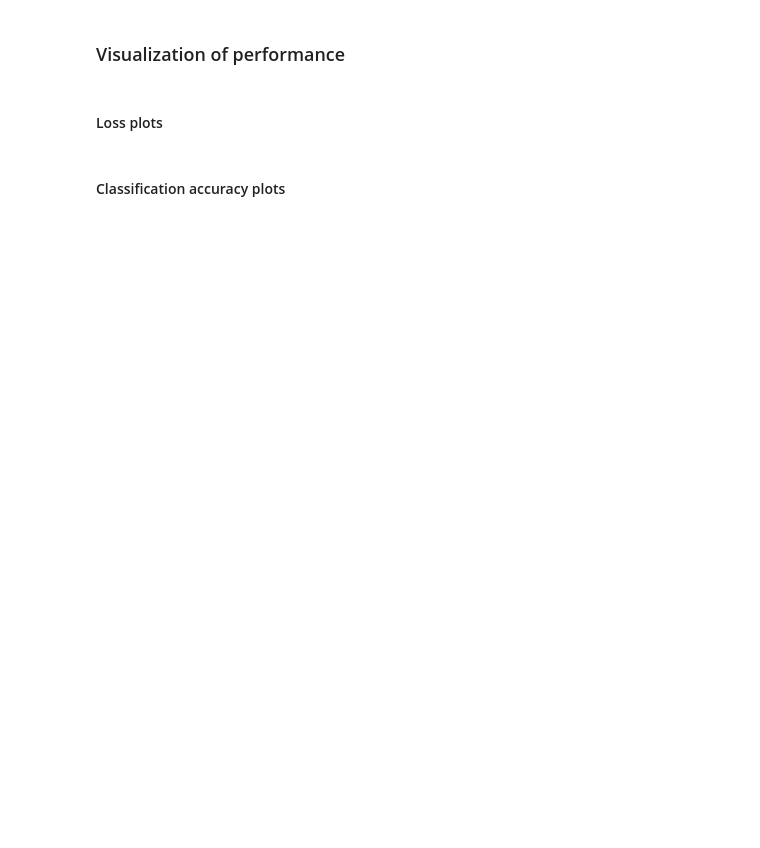
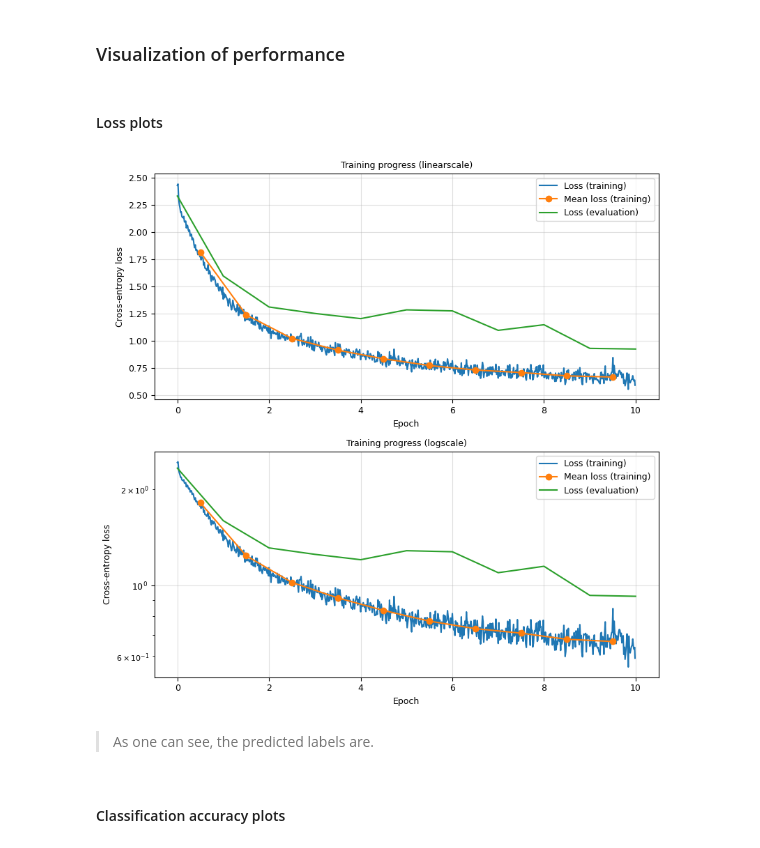
Before and after one commit to bertan-karacora/lab-vision-systems-assignments, a Jupyter notebook: assignment_1/assignment_1.ipynb, the cells around one changed output. Cells and saved outputs as stored; diff of their text form; code cells hidden in the pictures; blank space fills up the shorter version.

```diff
--- a/assignment_1/assignment_1.ipynb
+++ b/assignment_1/assignment_1.ipynb
@@ -332,2 +408,49 @@ visualize_images(images.permute(0, 2, 3, 1), labels=labels, indices=indices)
+# %%
+def plot_loss(iterations_train, losses_train, losses_test, num_samples_train):
+    din_a4 = np.array([210, 297]) / 25.4
+    fig = plt.figure(figsize=din_a4)
+
+    def subplot_loss(use_logscale=False):
+        ax = plt.gca()
+
+        ax.set_title(f"Training progress ({"logscale" if use_logscale else "linearscale"})", fontsize=9)
+        ax.set_xlabel("Epoch", fontsize=9)
+        ax.set_ylabel("Cross-entropy loss", fontsize=9)
+        ax.tick_params(axis="both", which="major", labelsize=9)
+        ax.tick_params(axis="both", which="minor", labelsize=8)
+        ax.grid(alpha=0.4)
+        if use_logscale:
+            ax.set_yscale("log")
+
+        epochs_iterations_train = iterations2epochs(iterations_train, BATCHSIZE, num_samples_train)
+        means_train = mean_per_epoch(losses_train, BATCHSIZE, num_samples_train)
+
+        ax.plot(epochs_iterations_train, losses_train, label="Loss (training)")
+        ax.plot(np.arange(len(means_train)) + 0.5, means_train, label="Mean loss (training)")
+        ax.plot(losses_test, label="Loss (evaluation)")
+
+        ax.legend(fontsize=9)
+
+    fig.add_subplot(3, 1, 1)
+    subplot_loss()
+
+    fig.add_subplot(3, 1, 2)
+    subplot_loss(use_logscale=True)
+
+    plt.tight_layout()
+    plt.show()
+# %%
+iterations_train = np.arange(len(losses_train), dtype=float)
+
+plot_loss(
+    iterations_train,
+    losses_train,
+    losses_test,
+    num_samples_train=len(dataset_train),
+)
+# %% [output]
+[figure, added]
+# %% [markdown]
+> As one can see, the predicted labels are.
 # %% [markdown]
 #### Classification accuracy plots
```
Also changed, not shown: parts of 32 cells of this notebook.
